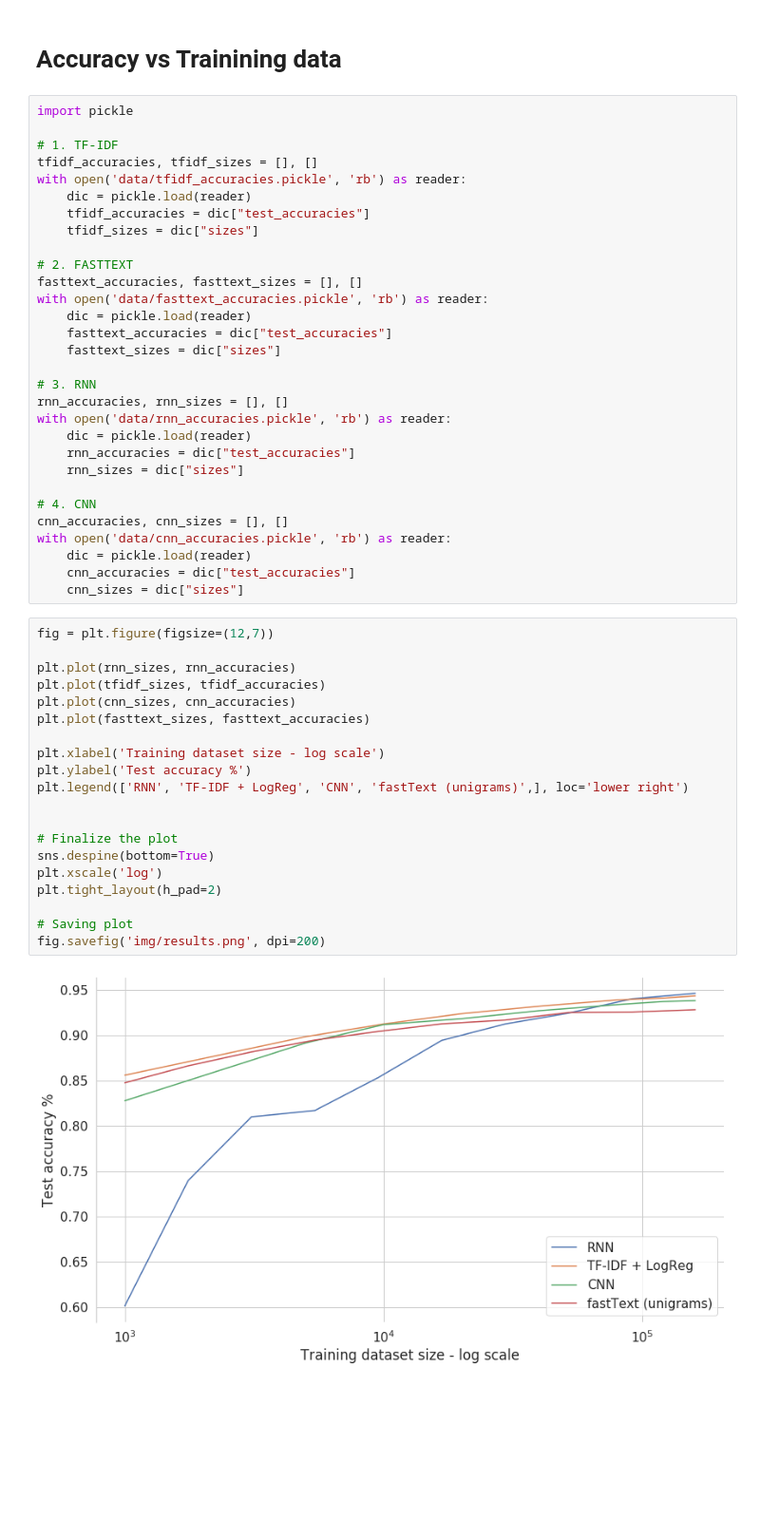
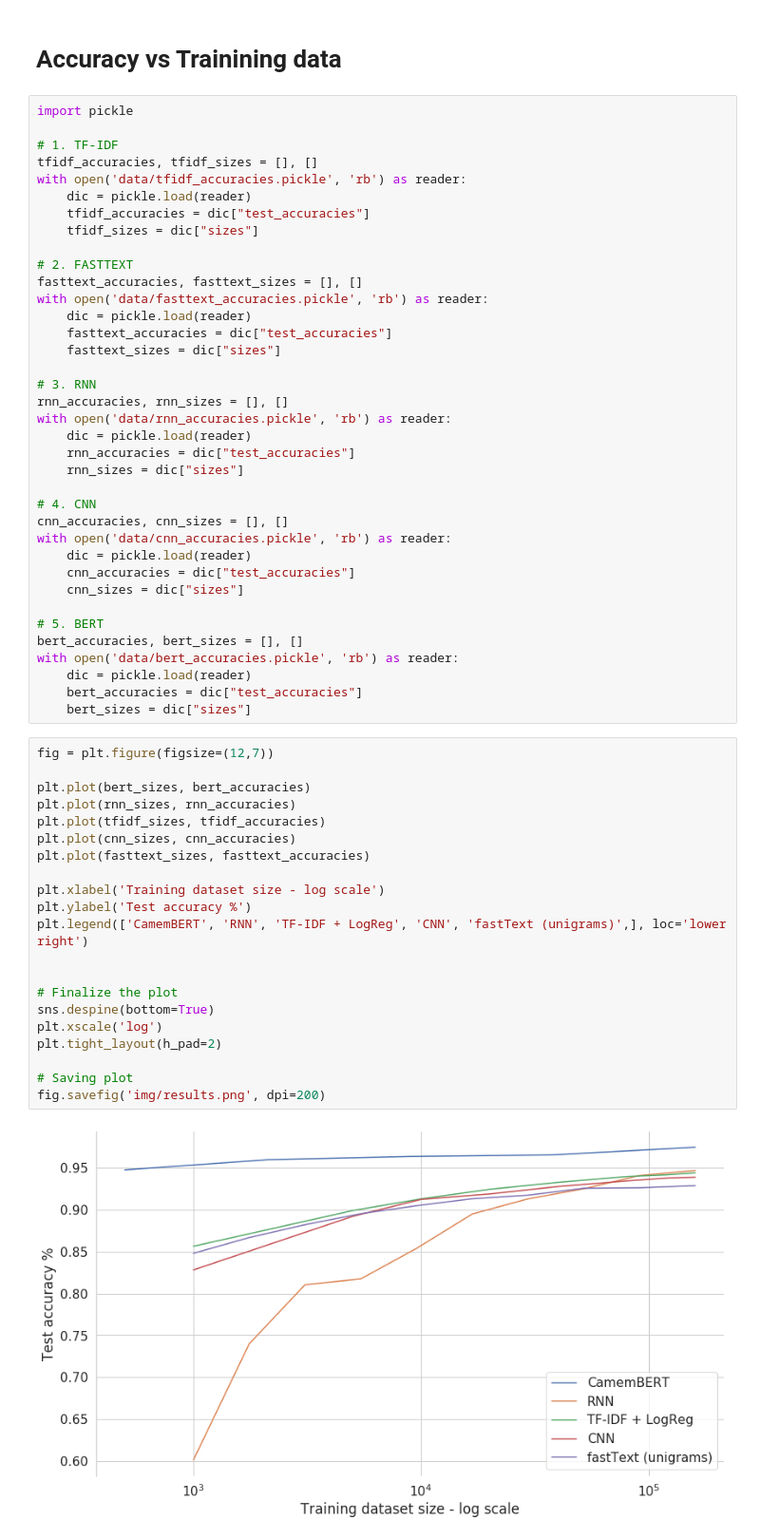
Before and after one commit to TheophileBlard/french-sentiment-analysis-with-bert, a Jupyter notebook: compare-models.ipynb, the cells around one changed output. Shown at 95% size. Cells and saved outputs as stored; diff of their text form; blank space fills up the shorter version.

Commit message:
added bert results

```diff
--- a/compare-models.ipynb
+++ b/compare-models.ipynb
@@ -44,25 +44,33 @@ with open('data/cnn_accuracies.pickle', 'rb') as reader:
     dic = pickle.load(reader)
     cnn_accuracies = dic["test_accuracies"]
     cnn_sizes = dic["sizes"]
+
+# 5. BERT
+bert_accuracies, bert_sizes = [], []
+with open('data/bert_accuracies.pickle', 'rb') as reader:
+    dic = pickle.load(reader)
+    bert_accuracies = dic["test_accuracies"]
+    bert_sizes = dic["sizes"]
 # %%
 fig = plt.figure(figsize=(12,7))
 
+plt.plot(bert_sizes, bert_accuracies)
 plt.plot(rnn_sizes, rnn_accuracies)
 plt.plot(tfidf_sizes, tfidf_accuracies)
 plt.plot(cnn_sizes, cnn_accuracies)
 plt.plot(fasttext_sizes, fasttext_accuracies)
 
 plt.xlabel('Training dataset size - log scale')
 plt.ylabel('Test accuracy %')
-plt.legend(['RNN', 'TF-IDF + LogReg', 'CNN', 'fastText (unigrams)',], loc='lower right')
+plt.legend(['CamemBERT', 'RNN', 'TF-IDF + LogReg', 'CNN', 'fastText (unigrams)',], loc='lower right')
 
 
 # Finalize the plot
 sns.despine(bottom=True)
 plt.xscale('log')
 plt.tight_layout(h_pad=2)
 
 # Saving plot
 fig.savefig('img/results.png', dpi=200)
 # %% [output]
-[figure, old version]
+[figure, new version]
```
Also changed, not shown: 6 other files.
